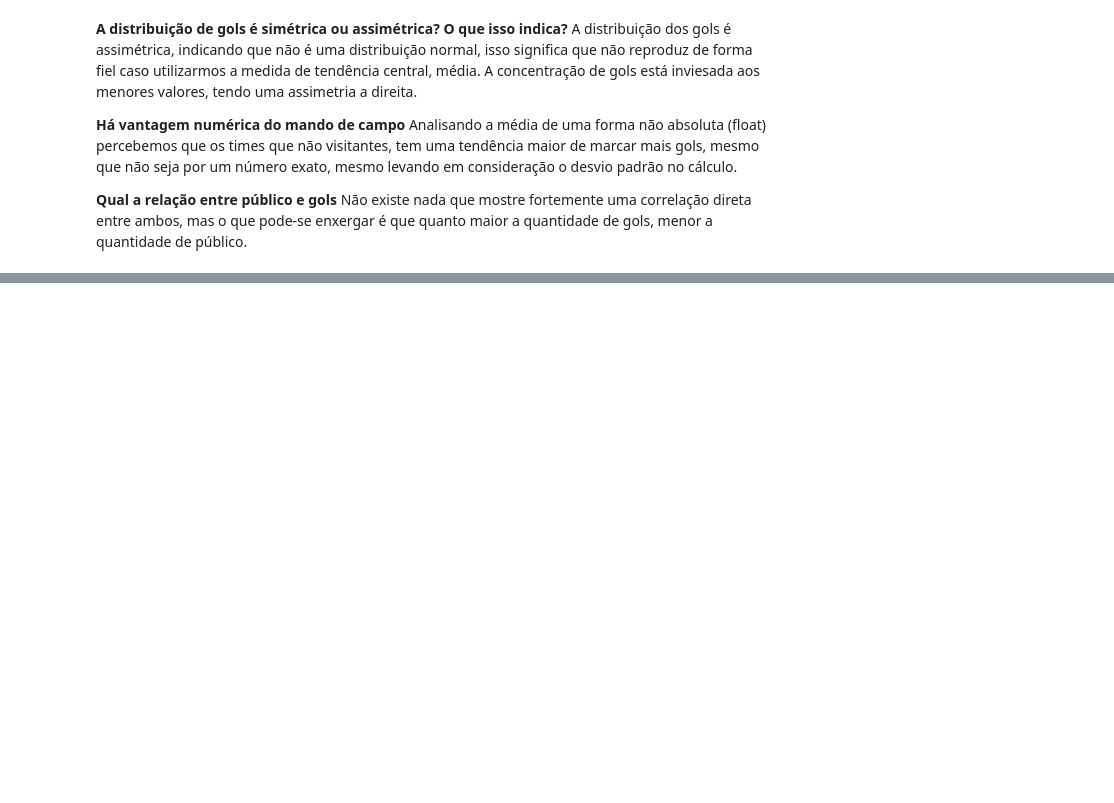
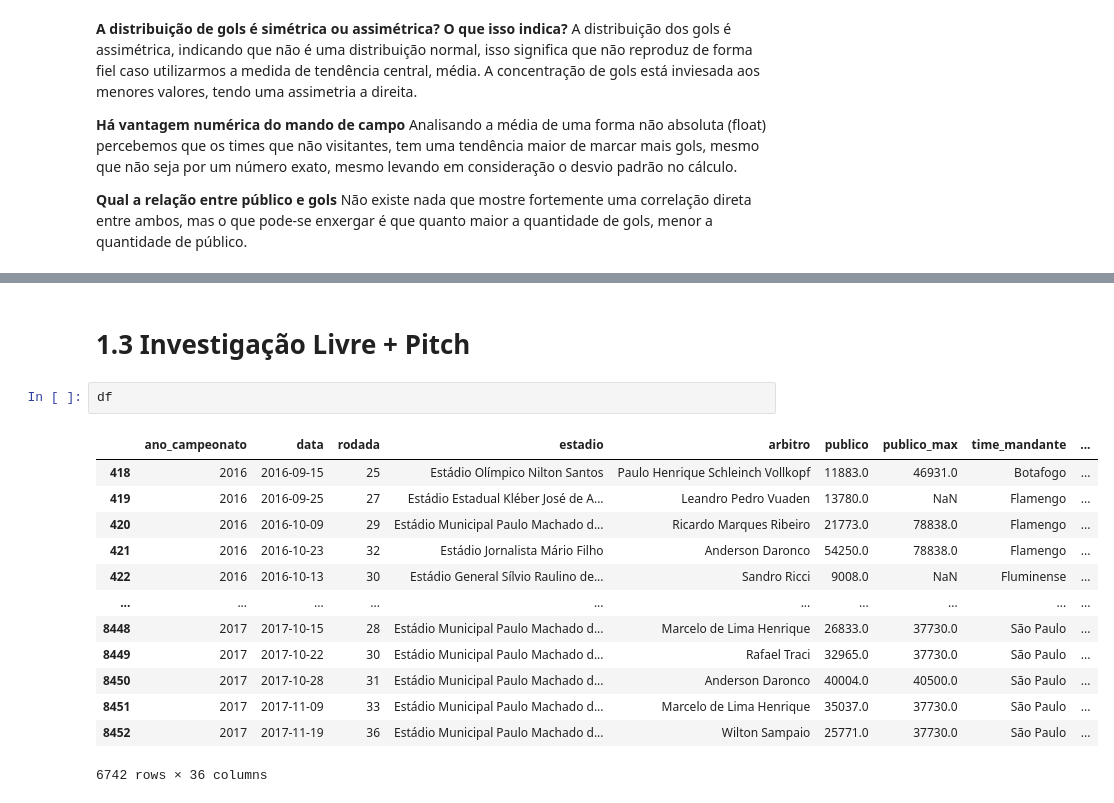
Before and after one commit to zicziczic/OPT004-CienciaDeDados, a Jupyter notebook: Lab2. - EDA e Viz de dados de Futebol/Lab2.ipynb, the cells around one changed output, grey strips where cells are left out. Saved outputs shown, nothing was run; the diff lists cells and outputs as text; blank space fills up the shorter version.

```diff
--- a/Lab2. - EDA e Viz de dados de Futebol/Lab2.ipynb
+++ b/Lab2. - EDA e Viz de dados de Futebol/Lab2.ipynb
@@ -207,0 +278,18 @@ Não existe nada que mostre fortemente uma correlação direta entre ambos, mas
+# %% [markdown]
+# 1.3 Investigação Livre + Pitch
+# %%
+df
+# %% [output]
+|  | ano_campeonato | data | rodada | estadio | arbitro | publico | publico_max | time_mandante | ... |
+| 418 | 2016 | 2016-09-15 | 25 | Estádio Olímpico Nilton Santos | Paulo Henrique Schleinch Vollkopf | 11883.0 | 46931.0 | Botafogo | ... |
+| 419 | 2016 | 2016-09-25 | 27 | Estádio Estadual Kléber José de A... | Leandro Pedro Vuaden | 13780.0 | NaN | Flamengo | ... |
+| 420 | 2016 | 2016-10-09 | 29 | Estádio Municipal Paulo Machado d... | Ricardo Marques Ribeiro | 21773.0 | 78838.0 | Flamengo | ... |
+| 421 | 2016 | 2016-10-23 | 32 | Estádio Jornalista Mário Filho | Anderson Daronco | 54250.0 | 78838.0 | Flamengo | ... |
+| 422 | 2016 | 2016-10-13 | 30 | Estádio General Sílvio Raulino de... | Sandro Ricci | 9008.0 | NaN | Fluminense | ... |
+| ... | ... | ... | ... | ... | ... | ... | ... | ... | ... |
+| 8448 | 2017 | 2017-10-15 | 28 | Estádio Municipal Paulo Machado d... | Marcelo de Lima Henrique | 26833.0 | 37730.0 | São Paulo | ... |
+| 8449 | 2017 | 2017-10-22 | 30 | Estádio Municipal Paulo Machado d... | Rafael Traci | 32965.0 | 37730.0 | São Paulo | ... |
+| 8450 | 2017 | 2017-10-28 | 31 | Estádio Municipal Paulo Machado d... | Anderson Daronco | 40004.0 | 40500.0 | São Paulo | ... |
+| 8451 | 2017 | 2017-11-09 | 33 | Estádio Municipal Paulo Machado d... | Marcelo de Lima Henrique | 35037.0 | 37730.0 | São Paulo | ... |
+| 8452 | 2017 | 2017-11-19 | 36 | Estádio Municipal Paulo Machado d... | Wilton Sampaio | 25771.0 | 37730.0 | São Paulo | ... |
+6742 rows × 36 columns
```
Also changed, not shown: parts of 17 cells of this notebook.
